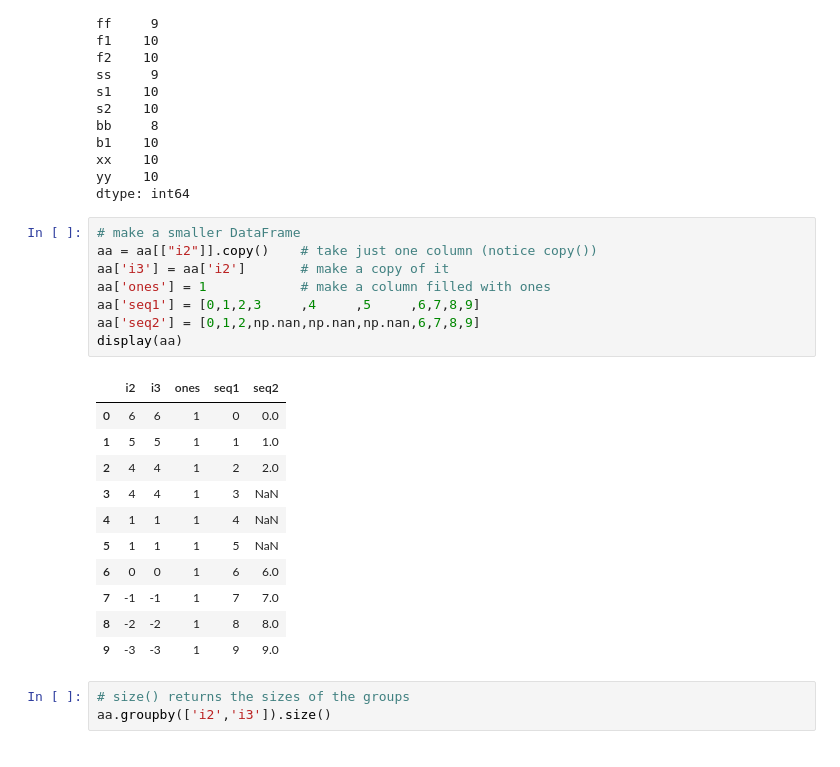
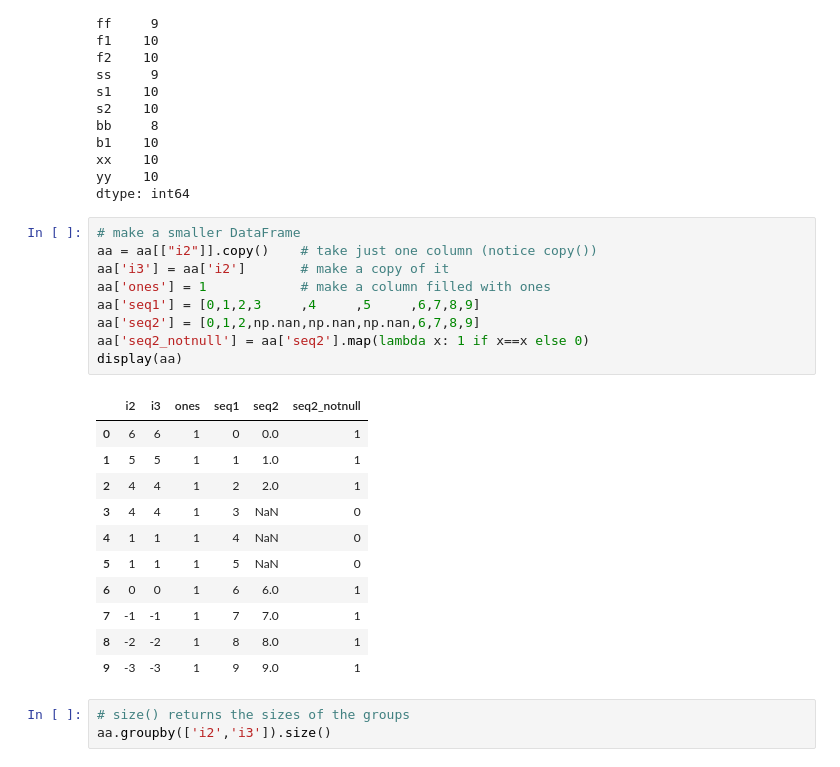
Before and after one commit to lselector/python_tutorials, a Jupyter notebook: c02_Pandas2.ipynb, the cells around one changed output. Drawn from its saved outputs; the diff is of its cells as text.

```diff
--- a/c02_Pandas2.ipynb
+++ b/c02_Pandas2.ipynb
@@ -1284,23 +1284,24 @@ dtype: int64
 # %%
 # make a smaller DataFrame
 aa = aa[["i2"]].copy()    # take just one column (notice copy())
 aa['i3'] = aa['i2']       # make a copy of it
 aa['ones'] = 1            # make a column filled with ones
 aa['seq1'] = [0,1,2,3     ,4     ,5     ,6,7,8,9]
 aa['seq2'] = [0,1,2,np.nan,np.nan,np.nan,6,7,8,9]
+aa['seq2_notnull'] = aa['seq2'].map(lambda x: 1 if x==x else 0)
 display(aa)
 # %% [output]
-|  | i2 | i3 | ones | seq1 | seq2 |
-| 0 | 6 | 6 | 1 | 0 | 0.0 |
-| 1 | 5 | 5 | 1 | 1 | 1.0 |
-| 2 | 4 | 4 | 1 | 2 | 2.0 |
-| 3 | 4 | 4 | 1 | 3 | NaN |
-| 4 | 1 | 1 | 1 | 4 | NaN |
-| 5 | 1 | 1 | 1 | 5 | NaN |
-| 6 | 0 | 0 | 1 | 6 | 6.0 |
-| 7 | -1 | -1 | 1 | 7 | 7.0 |
-| 8 | -2 | -2 | 1 | 8 | 8.0 |
-| 9 | -3 | -3 | 1 | 9 | 9.0 |
+|  | i2 | i3 | ones | seq1 | seq2 | seq2_notnull |
+| 0 | 6 | 6 | 1 | 0 | 0.0 | 1 |
+| 1 | 5 | 5 | 1 | 1 | 1.0 | 1 |
+| 2 | 4 | 4 | 1 | 2 | 2.0 | 1 |
+| 3 | 4 | 4 | 1 | 3 | NaN | 0 |
+| 4 | 1 | 1 | 1 | 4 | NaN | 0 |
+| 5 | 1 | 1 | 1 | 5 | NaN | 0 |
+| 6 | 0 | 0 | 1 | 6 | 6.0 | 1 |
+| 7 | -1 | -1 | 1 | 7 | 7.0 | 1 |
+| 8 | -2 | -2 | 1 | 8 | 8.0 | 1 |
+| 9 | -3 | -3 | 1 | 9 | 9.0 | 1 |
 # %%
 # size() returns the sizes of the groups
 aa.groupby(['i2','i3']).size()
```
Also changed, not shown: parts of 9 cells of this notebook.
